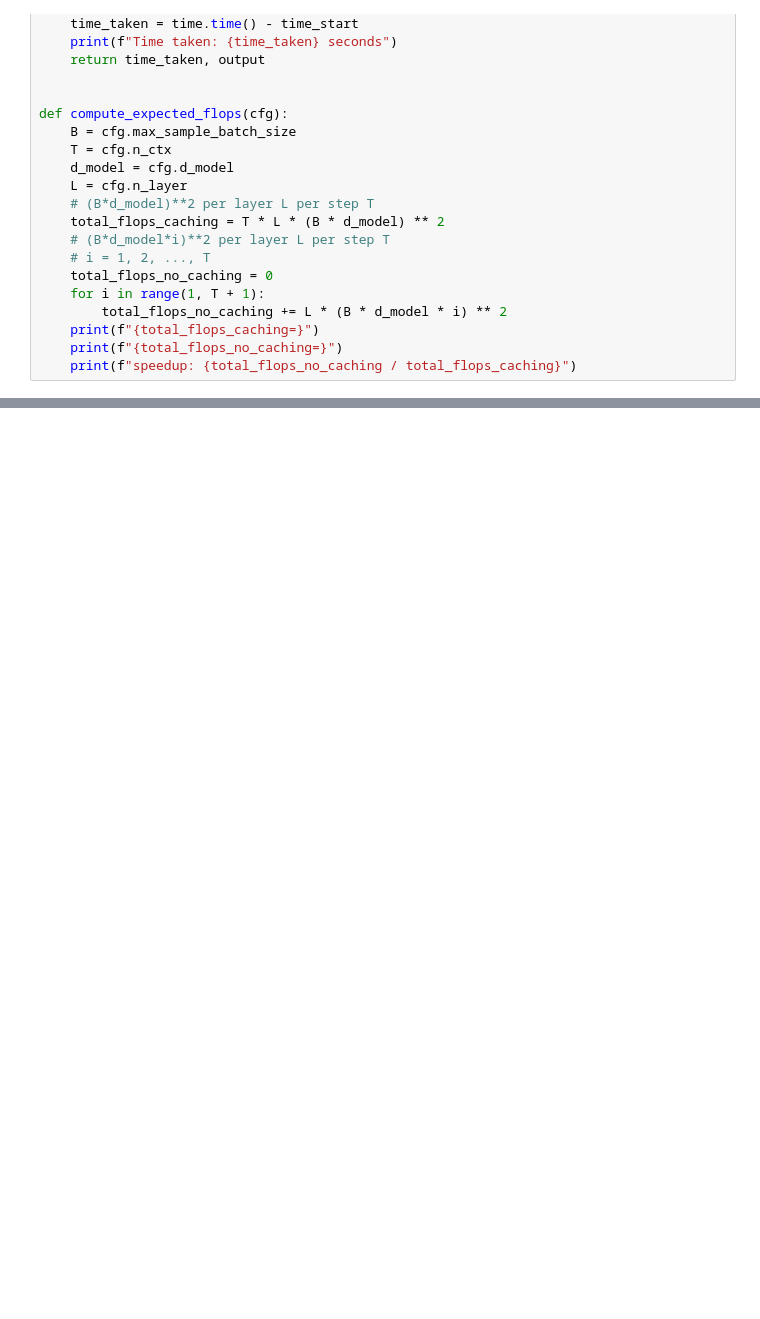
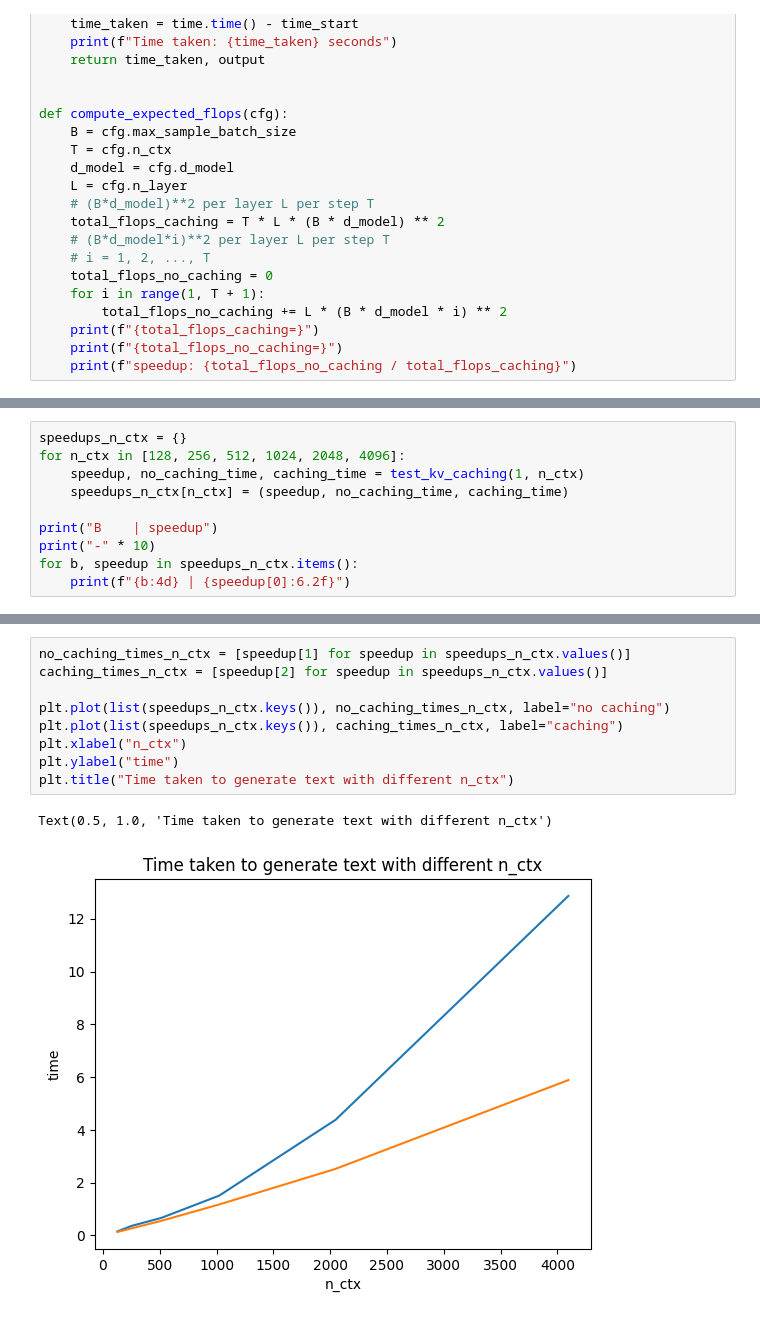
Before and after one commit to Jjschwartz/gollem, a Jupyter notebook: notebooks/kv_caching.ipynb, the cells around one changed output, grey strips where cells are left out. Drawn from its saved outputs; the diff is of its cells as text; blank space fills up the shorter version.

```diff
--- a/notebooks/kv_caching.ipynb
+++ b/notebooks/kv_caching.ipynb
@@ -178,0 +201,10 @@ factorial(512)
+# %%
+speedups_n_ctx = {}
+for n_ctx in [128, 256, 512, 1024, 2048, 4096]:
+    speedup, no_caching_time, caching_time = test_kv_caching(1, n_ctx)
+    speedups_n_ctx[n_ctx] = (speedup, no_caching_time, caching_time)
+
+print("B    | speedup")
+print("-" * 10)
+for b, speedup in speedups_n_ctx.items():
+    print(f"{b:4d} | {speedup[0]:6.2f}")
@@ -178,0 +229,12 @@ factorial(512)
+# %%
+no_caching_times_n_ctx = [speedup[1] for speedup in speedups_n_ctx.values()]
+caching_times_n_ctx = [speedup[2] for speedup in speedups_n_ctx.values()]
+
+plt.plot(list(speedups_n_ctx.keys()), no_caching_times_n_ctx, label="no caching")
+plt.plot(list(speedups_n_ctx.keys()), caching_times_n_ctx, label="caching")
+plt.xlabel("n_ctx")
+plt.ylabel("time")
+plt.title("Time taken to generate text with different n_ctx")
+# %% [output]
+Text(0.5, 1.0, 'Time taken to generate text with different n_ctx')
+[figure, added]
```
Also changed, not shown: parts of 8 cells of this notebook.
